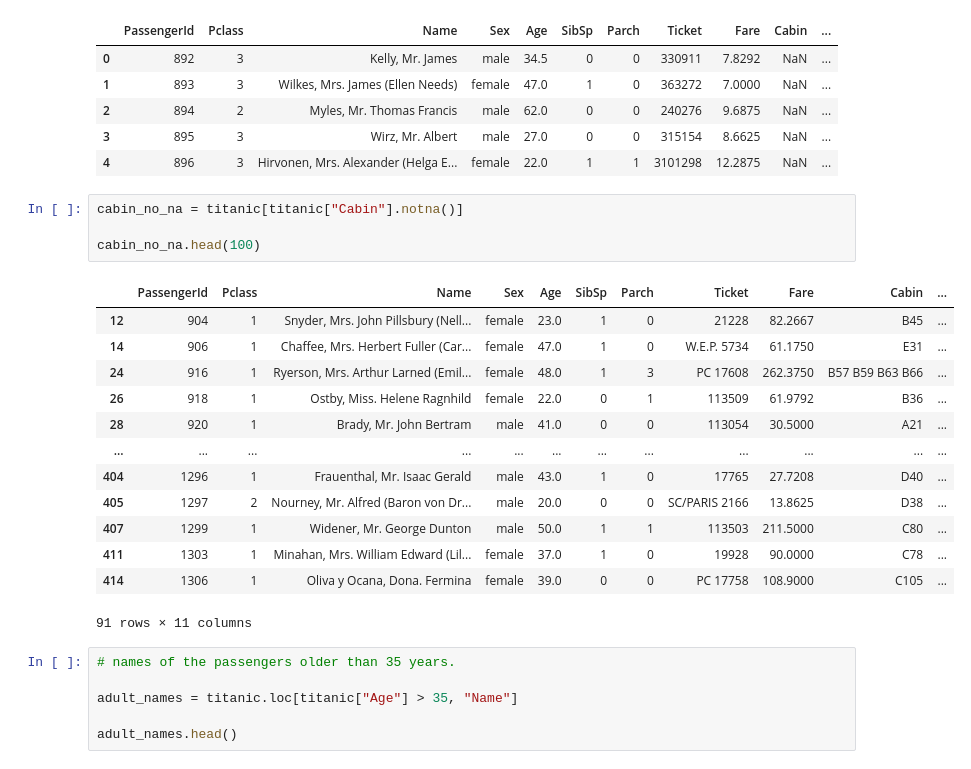
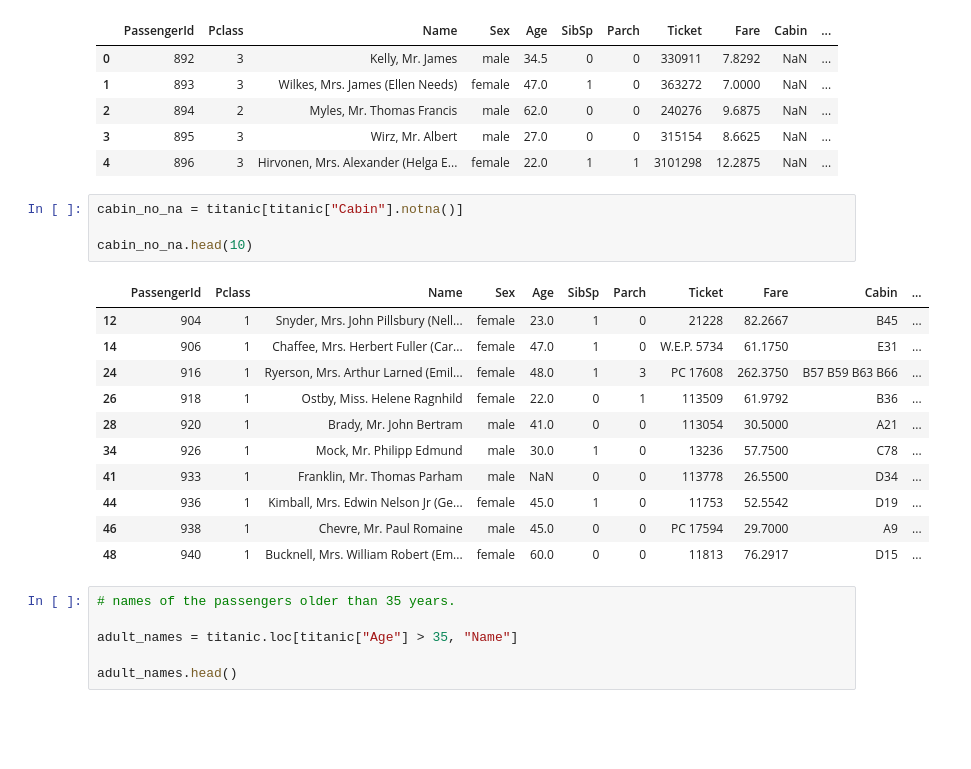
Before and after one commit to mianabdulbasit-tech/Denvox_AI_ML_intership, a Jupyter notebook: week_02/02_pandas.ipynb, the cells around one changed output. Cells and saved outputs as stored; diff of their text form; blank space fills up the shorter version.

```diff
--- a/week_02/02_pandas.ipynb
+++ b/week_02/02_pandas.ipynb
@@ -163,21 +163,19 @@ class_23.head()
 # %%
 cabin_no_na = titanic[titanic["Cabin"].notna()]
 
-cabin_no_na.head(100)
+cabin_no_na.head(10)
 # %% [output]
 |  | PassengerId | Pclass | Name | Sex | Age | SibSp | Parch | Ticket | Fare | Cabin | ... |
 | 12 | 904 | 1 | Snyder, Mrs. John Pillsbury (Nell... | female | 23.0 | 1 | 0 | 21228 | 82.2667 | B45 | ... |
 | 14 | 906 | 1 | Chaffee, Mrs. Herbert Fuller (Car... | female | 47.0 | 1 | 0 | W.E.P. 5734 | 61.1750 | E31 | ... |
 | 24 | 916 | 1 | Ryerson, Mrs. Arthur Larned (Emil... | female | 48.0 | 1 | 3 | PC 17608 | 262.3750 | B57 B59 B63 B66 | ... |
 | 26 | 918 | 1 | Ostby, Miss. Helene Ragnhild | female | 22.0 | 0 | 1 | 113509 | 61.9792 | B36 | ... |
 | 28 | 920 | 1 | Brady, Mr. John Bertram | male | 41.0 | 0 | 0 | 113054 | 30.5000 | A21 | ... |
-| ... | ... | ... | ... | ... | ... | ... | ... | ... | ... | ... | ... |
-| 404 | 1296 | 1 | Frauenthal, Mr. Isaac Gerald | male | 43.0 | 1 | 0 | 17765 | 27.7208 | D40 | ... |
-| 405 | 1297 | 2 | Nourney, Mr. Alfred (Baron von Dr... | male | 20.0 | 0 | 0 | SC/PARIS 2166 | 13.8625 | D38 | ... |
-| 407 | 1299 | 1 | Widener, Mr. George Dunton | male | 50.0 | 1 | 1 | 113503 | 211.5000 | C80 | ... |
-| 411 | 1303 | 1 | Minahan, Mrs. William Edward (Lil... | female | 37.0 | 1 | 0 | 19928 | 90.0000 | C78 | ... |
-| 414 | 1306 | 1 | Oliva y Ocana, Dona. Fermina | female | 39.0 | 0 | 0 | PC 17758 | 108.9000 | C105 | ... |
+| 34 | 926 | 1 | Mock, Mr. Philipp Edmund | male | 30.0 | 1 | 0 | 13236 | 57.7500 | C78 | ... |
+| 41 | 933 | 1 | Franklin, Mr. Thomas Parham | male | NaN | 0 | 0 | 113778 | 26.5500 | D34 | ... |
+| 44 | 936 | 1 | Kimball, Mrs. Edwin Nelson Jr (Ge... | female | 45.0 | 1 | 0 | 11753 | 52.5542 | D19 | ... |
+| 46 | 938 | 1 | Chevre, Mr. Paul Romaine | male | 45.0 | 0 | 0 | PC 17594 | 29.7000 | A9 | ... |
+| 48 | 940 | 1 | Bucknell, Mrs. William Robert (Em... | female | 60.0 | 0 | 0 | 11813 | 76.2917 | D15 | ... |
-91 rows × 11 columns
 # %%
 # names of the passengers older than 35 years.
 
```
Also changed, not shown: parts of 22 cells of this notebook, 1 other file.
